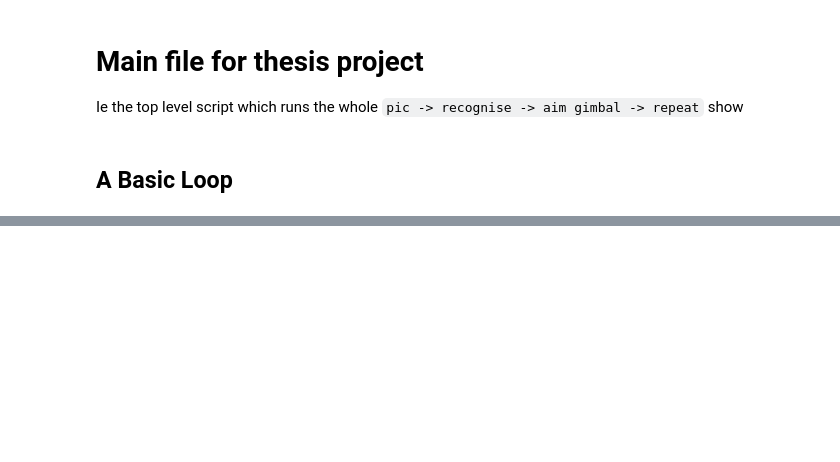
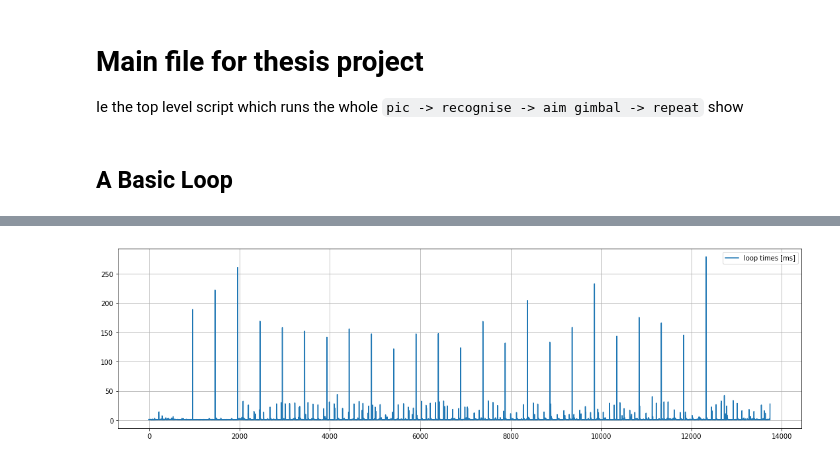
Before and after one commit to alknemeyer/EEE4022S-Thesis-Project, a Jupyter notebook: Final code/main.ipynb, the cells around one changed output, grey strips where cells are left out. Drawn from its saved outputs; the diff is of its cells as text; code cells hidden in the pictures; blank space fills up the shorter version.

Commit message:
Initial work on live classifier + EKF in main.ipynb

```diff
--- a/Final code/main.ipynb
+++ b/Final code/main.ipynb
@@ -15,8 +15,15 @@ import matplotlib.pyplot as plt
 # %% [markdown]
 ## A Basic Loop
+# %%
+from extended_kalman_filter import ExtendedKalmanFilter
+
+EKF = ExtendedKalmanFilter(Ts=0.01, Q=np.deg2rad(5)**2, R=np.deg2rad(10)**2)  # need to tweak Q and R
 # %%
-IC = image_classifier.ImageClassifier(
-    graph_file='../Models/MobileNet_SSD_caffe/graph',
-    label_file='../Models/MobileNet_SSD_caffe/categories.txt',
+from image_classifier import ImageClassifier
+
+IC = ImageClassifier(
+    graph_filename='../Models/MobileNet_SSD_caffe/graph',
+    label_filename='../Models/MobileNet_SSD_caffe/categories.txt',
     class_of_interest='person',
-    camera_resolution=(320, 304))
+    camera_resolution=(1640,922),
+    debug=False)
@@ -91,10 +83,6 @@ while True:
 # %%
-t_start = time_vals[0]
-time_vals = [t - t_start for t in time_vals]
-plt.plot(time_vals, yaw_before, label='yaw_before')
-plt.plot(time_vals, yaw_after, label='yaw_after')
-plt.plot(time_vals, angles_just_before, label='angles_just_before')
-plt.legend()
-plt.grid()
-fig = plt.gcf(); fig.set_size_inches(18.5, 5, forward=True)
-plt.show()
+loop_times_ms = [(t-t_)*1e3 for t_,t in zip(time_arr[0:-1], time_arr[1:])]
+plt.plot(loop_times_ms, label='loop times [ms]')
+plt.legend(); plt.grid(); fig = plt.gcf(); fig.set_size_inches(18.5, 5, forward=True); plt.show()
+# %% [output]
+[figure, added]
```
Also changed, not shown: parts of 11 cells of this notebook, 5 other files.
